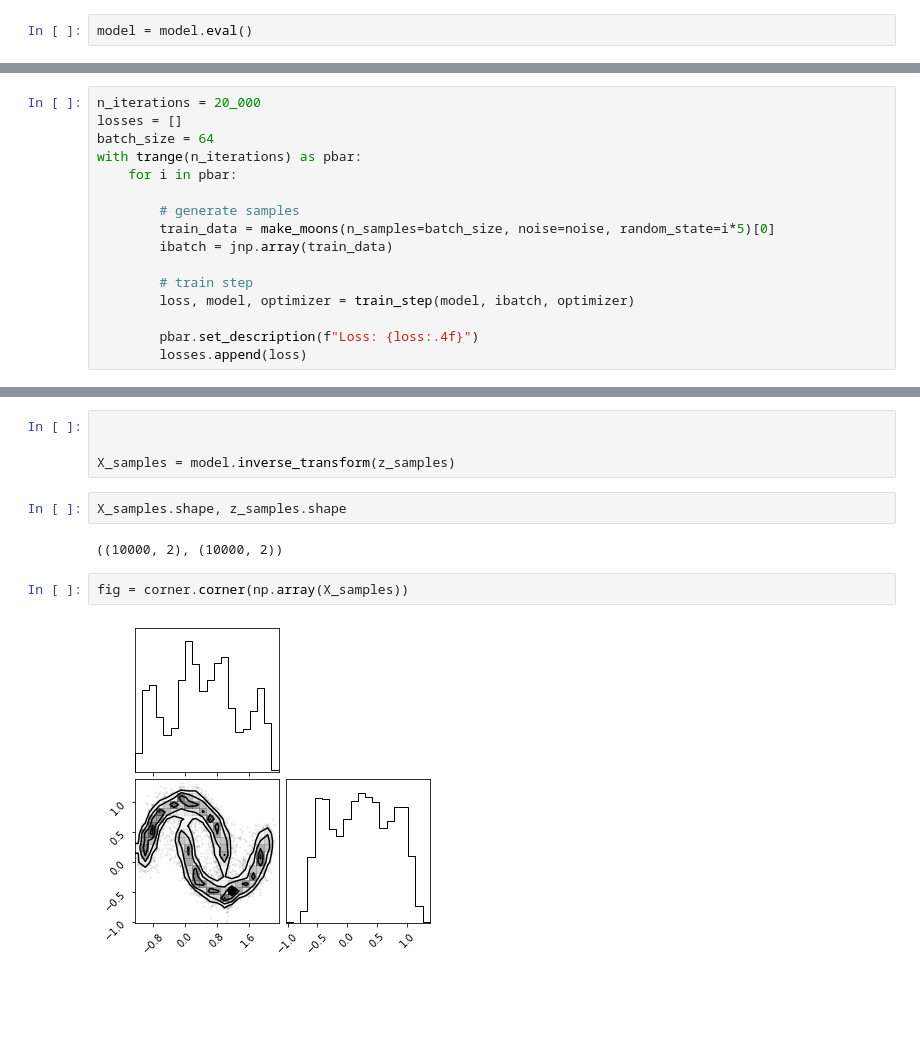
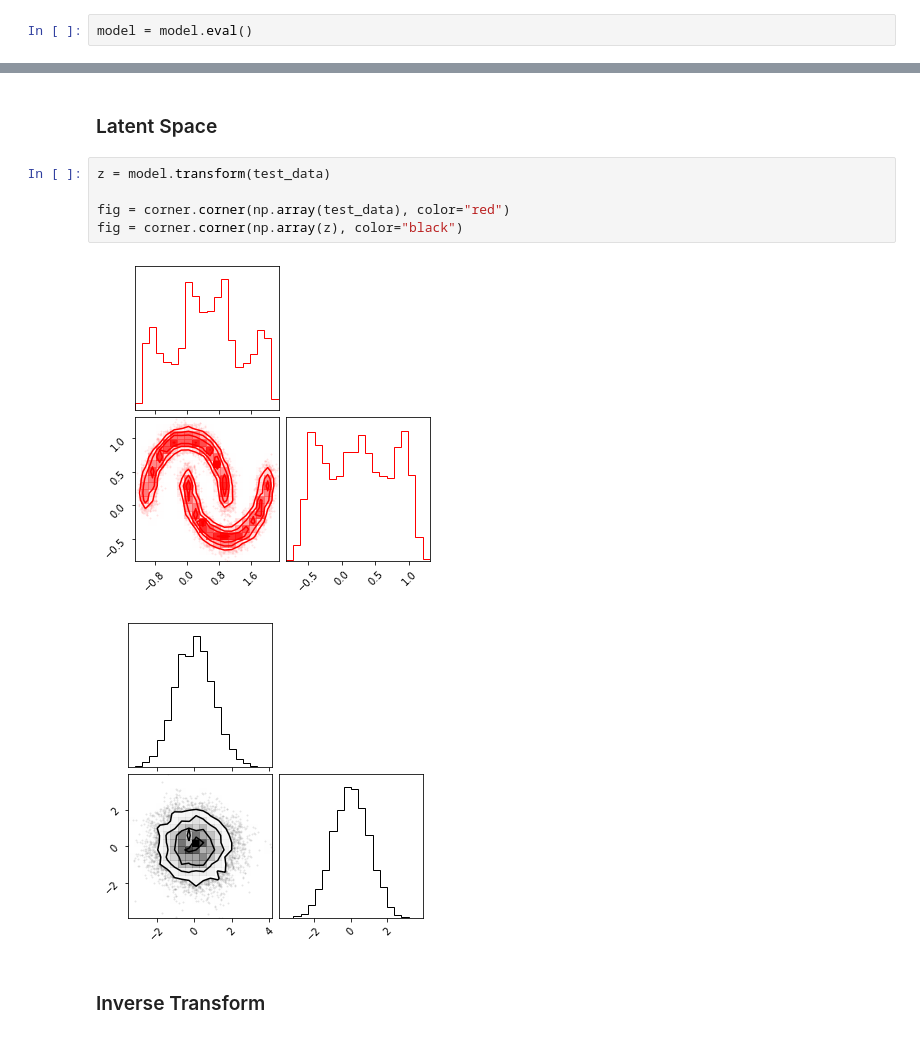
Before and after one commit to jejjohnson/research_notebook, a Jupyter notebook: research_notebook/content/tutorials/jax_journey/gfs_with_jax.ipynb, the cells around one changed output, grey strips where cells are left out. Cells and saved outputs as stored; diff of their text form; blank space fills up the shorter version.

```diff
--- a/research_notebook/content/tutorials/jax_journey/gfs_with_jax.ipynb
+++ b/research_notebook/content/tutorials/jax_journey/gfs_with_jax.ipynb
@@ -935,16 +665,0 @@ optimizer = tx.Optimizer(optax.adam(0.005)).init(model)
-# %%
-n_iterations = 20_000
-losses = []
-batch_size = 64
-with trange(n_iterations) as pbar:
-    for i in pbar:
-
-        # generate samples
-        train_data = make_moons(n_samples=batch_size, noise=noise, random_state=i*5)[0]
-        ibatch = jnp.array(train_data)
-
-        # train step
-        loss, model, optimizer = train_step(model, ibatch, optimizer)
-
-        pbar.set_description(f"Loss: {loss:.4f}")
-        losses.append(loss)
@@ -973,12 +666,12 @@ fig = corner.corner(np.array(z_samples))
-# %%
-
-
-X_samples = model.inverse_transform(z_samples)
-# %%
-X_samples.shape, z_samples.shape
-# %% [output]
-((10000, 2), (10000, 2))
-# %%
-fig = corner.corner(np.array(X_samples))
-# %% [output]
-[figure, removed]
+# %% [markdown]
+### Latent Space
+# %%
+z = model.transform(test_data)
+
+fig = corner.corner(np.array(test_data), color="red")
+fig = corner.corner(np.array(z), color="black")
+# %% [output]
+[figure, added]
+[figure, added]
+# %% [markdown]
+### Inverse Transform
```
Also changed, not shown: parts of 90 cells of this notebook, 14 other files.
